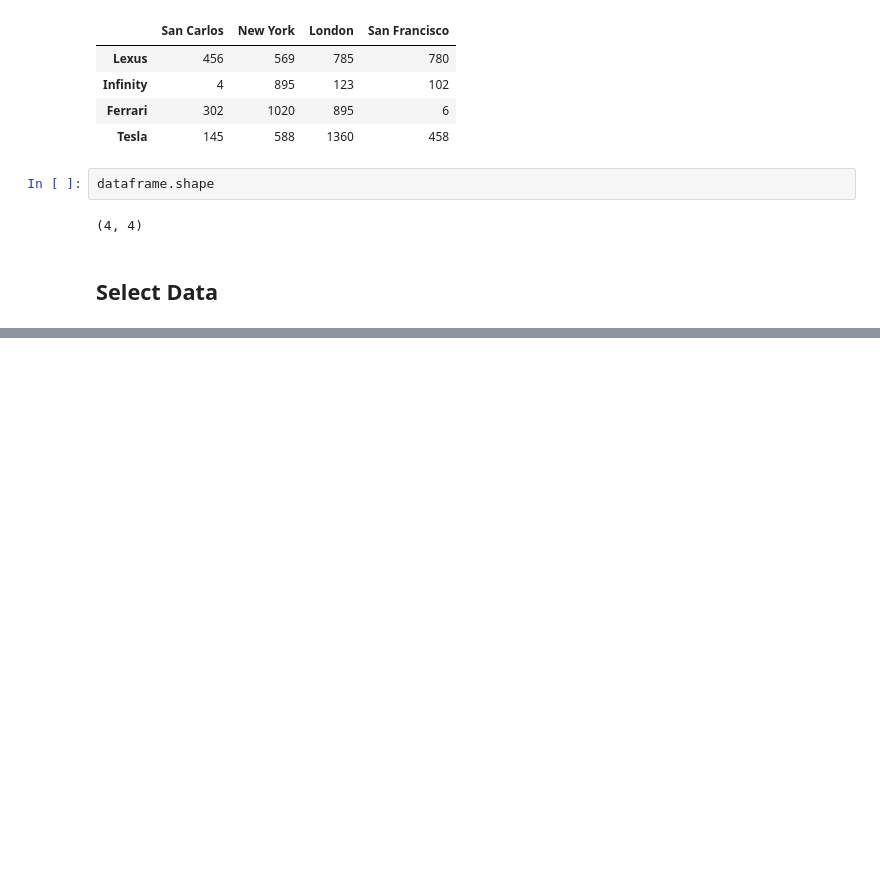
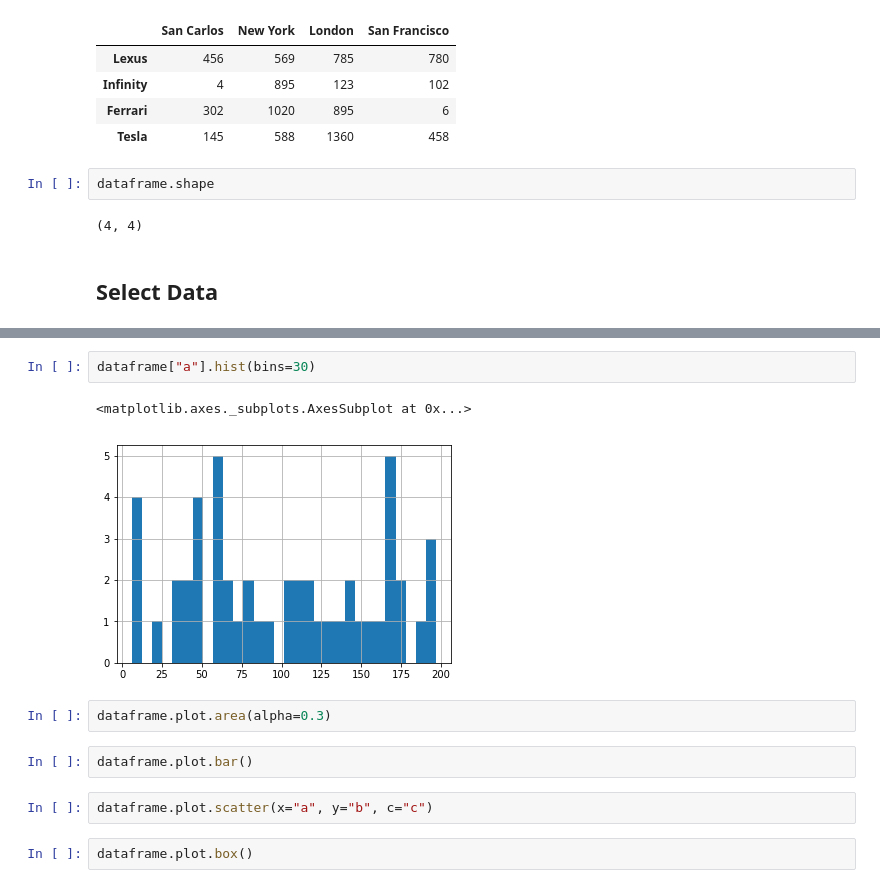
Before and after one commit to merianherrera/machine-learning-with-python, a Jupyter notebook: Pandas.ipynb, the cells around one changed output, grey strips where cells are left out. Saved outputs shown, nothing was run; the diff lists cells and outputs as text; blank space fills up the shorter version.

```diff
--- a/Pandas.ipynb
+++ b/Pandas.ipynb
@@ -136,0 +566,13 @@ dataframe
+# %%
+dataframe["a"].hist(bins=30)
+# %% [output]
+<matplotlib.axes._subplots.AxesSubplot at 0x...>
+[figure, added]
+# %%
+dataframe.plot.area(alpha=0.3)
+# %%
+dataframe.plot.bar()
+# %%
+dataframe.plot.scatter(x="a", y="b", c="c")
+# %%
+dataframe.plot.box()
```
Also changed, not shown: parts of 58 cells of this notebook, 2 other files.
